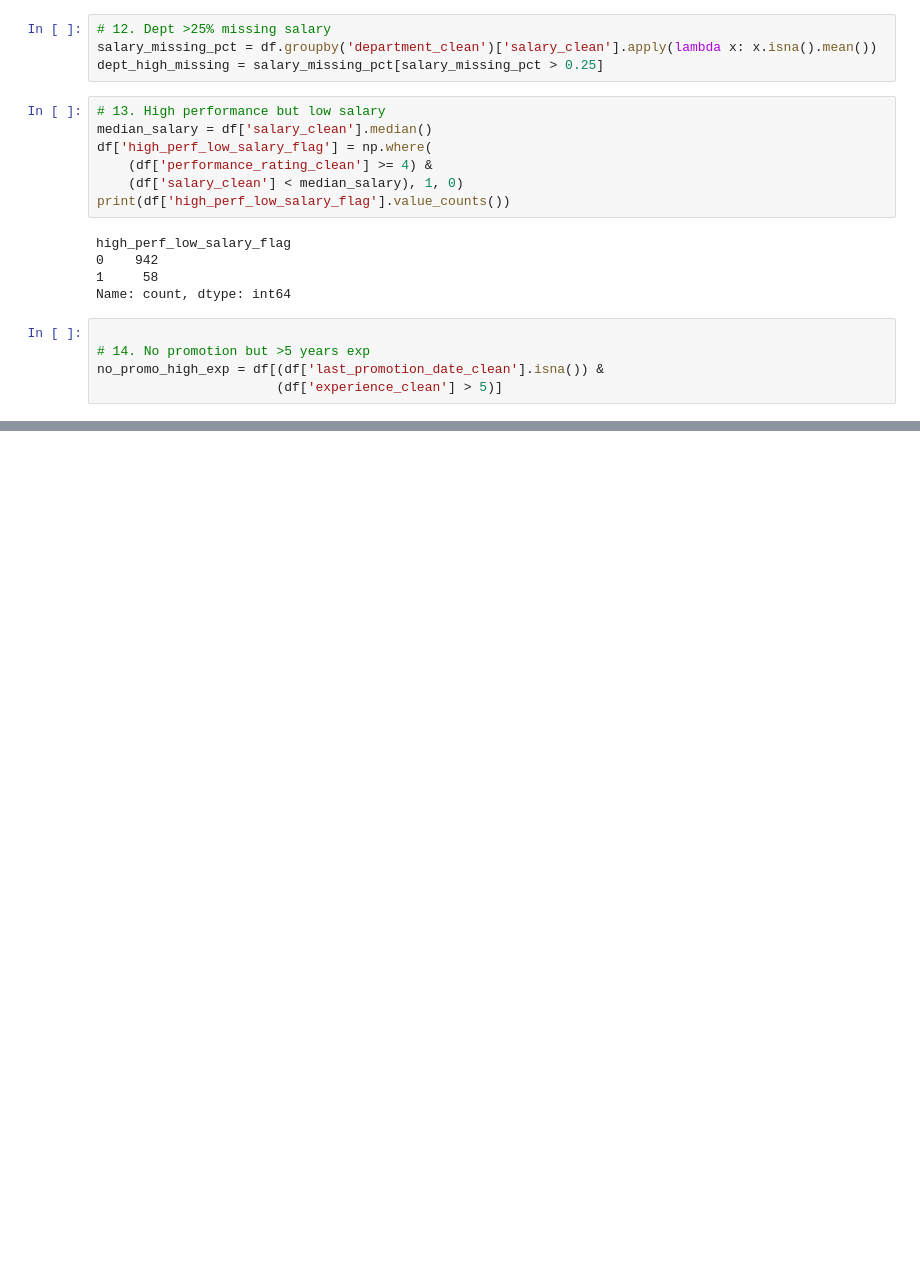
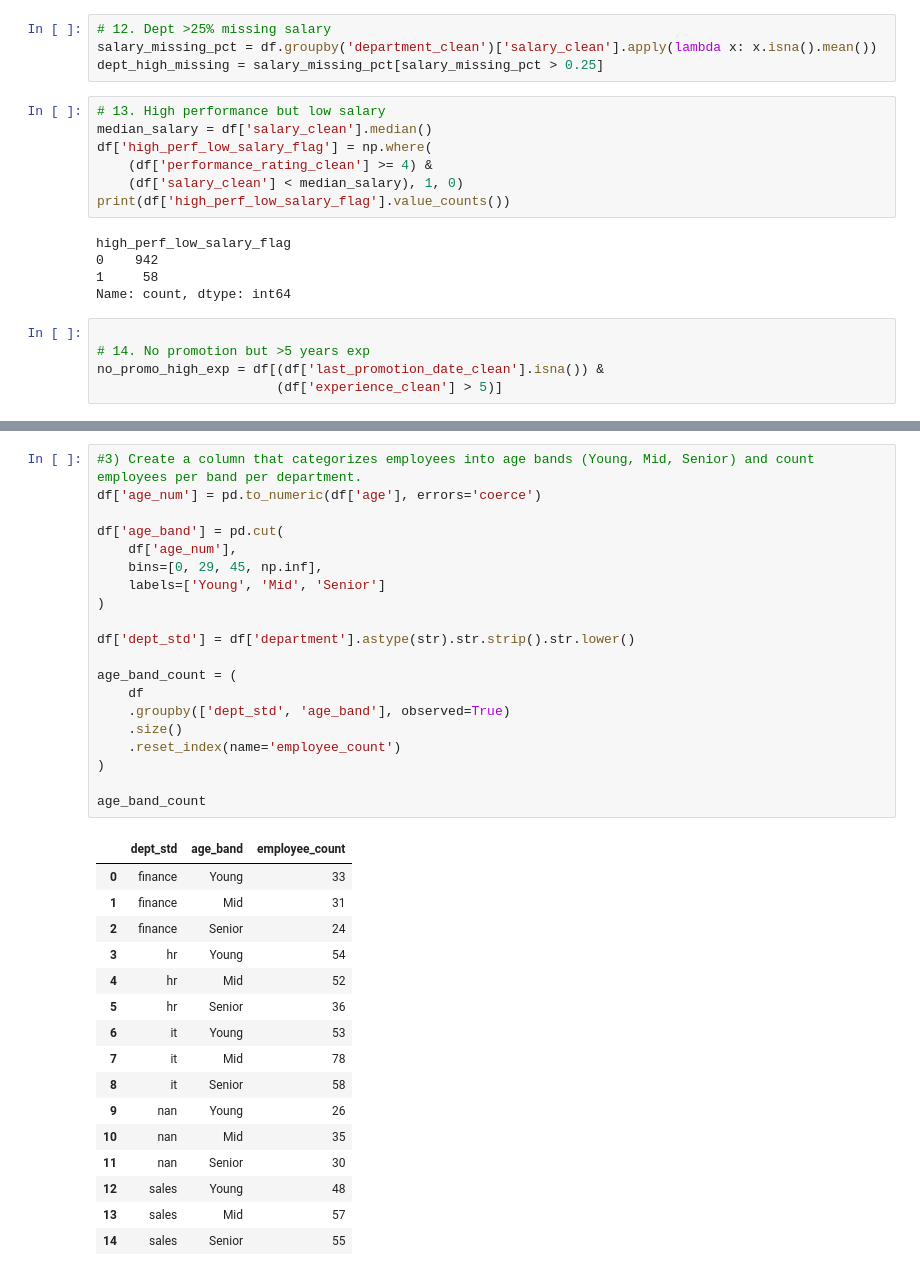
Before and after one commit to RuthvikKarne/TekWorks-Assignments, a Jupyter notebook: pandas_hw/Employee_Data_Cleaning_Project.ipynb, the cells around one changed output, grey strips where cells are left out. Saved outputs shown, nothing was run; the diff lists cells and outputs as text; blank space fills up the shorter version.

```diff
--- a/pandas_hw/Employee_Data_Cleaning_Project.ipynb
+++ b/pandas_hw/Employee_Data_Cleaning_Project.ipynb
@@ -167,0 +166,37 @@ result
+# %%
+#3) Create a column that categorizes employees into age bands (Young, Mid, Senior) and count employees per band per department.
+df['age_num'] = pd.to_numeric(df['age'], errors='coerce')
+
+df['age_band'] = pd.cut(
+    df['age_num'],
+    bins=[0, 29, 45, np.inf],
+    labels=['Young', 'Mid', 'Senior']
+)
+
+df['dept_std'] = df['department'].astype(str).str.strip().str.lower()
+
+age_band_count = (
+    df
+    .groupby(['dept_std', 'age_band'], observed=True)
+    .size()
+    .reset_index(name='employee_count')
+)
+
+age_band_count
+# %% [output]
+|  | dept_std | age_band | employee_count |
+| 0 | finance | Young | 33 |
+| 1 | finance | Mid | 31 |
+| 2 | finance | Senior | 24 |
+| 3 | hr | Young | 54 |
+| 4 | hr | Mid | 52 |
+| 5 | hr | Senior | 36 |
+| 6 | it | Young | 53 |
+| 7 | it | Mid | 78 |
+| 8 | it | Senior | 58 |
+| 9 | nan | Young | 26 |
+| 10 | nan | Mid | 35 |
+| 11 | nan | Senior | 30 |
+| 12 | sales | Young | 48 |
+| 13 | sales | Mid | 57 |
+| 14 | sales | Senior | 55 |
```
Also changed, not shown: parts of 10 cells of this notebook, 3 other files.
